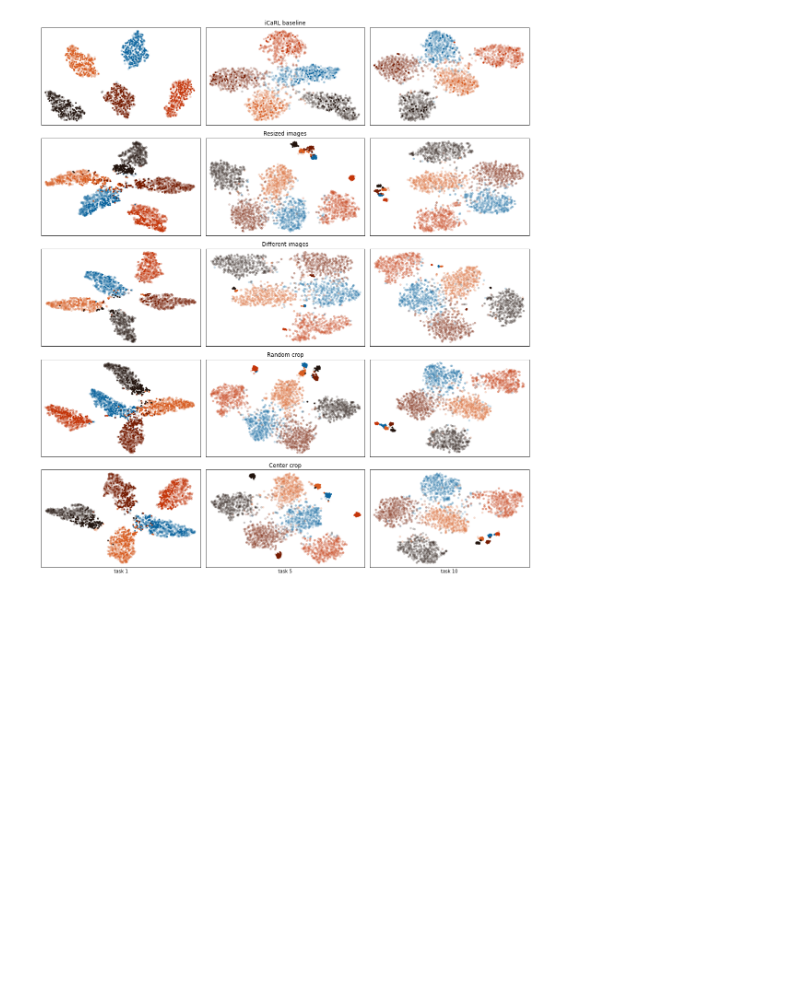
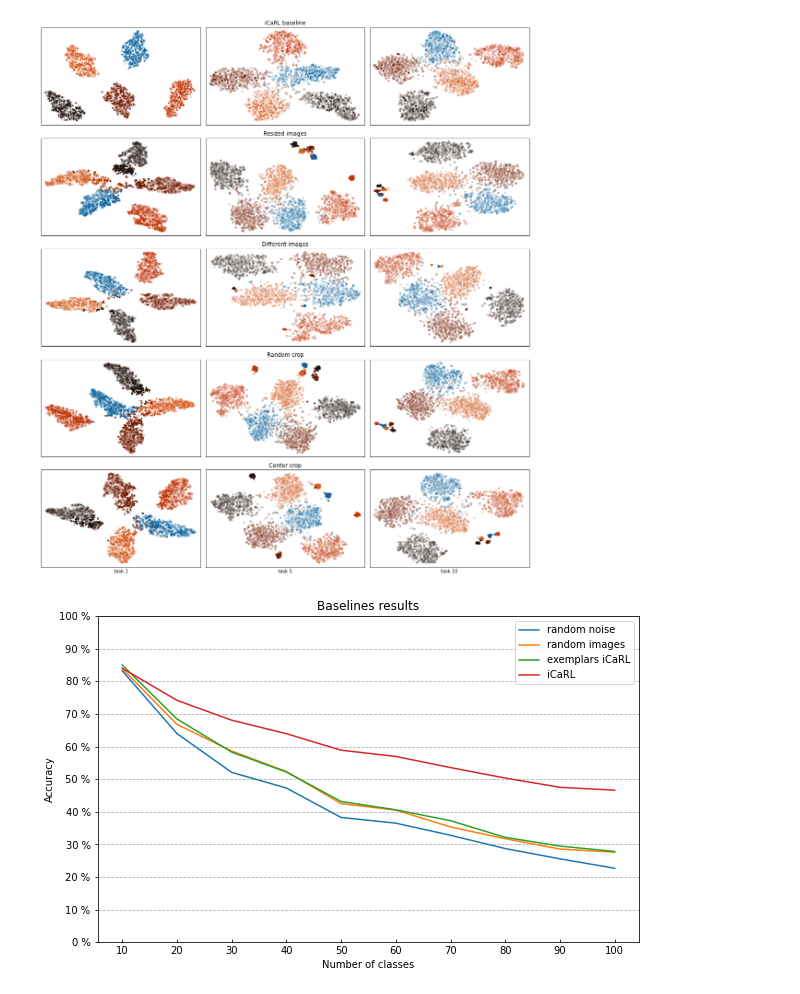
Before and after one commit to alessandronicolini/Incremental-Learning, a Jupyter notebook: Project_plots.ipynb, the cells around one changed output. Cells and saved outputs as stored; diff of their text form; code cells hidden in the pictures; blank space fills up the shorter version.

```diff
--- a/Project_plots.ipynb
+++ b/Project_plots.ipynb
@@ -245,3 +245,41 @@ plt.show()
 # %% [output]
 [figure]
 [figure]
+# %%
+import numpy as np
+import matplotlib.pyplot as plt
+# BASELINES
+# seed 203, 981, 404
+# TODO rifare il joint training
+size_param = 6
+random_noise = np.array([83.26, 64.01, 52.11, 47.30, 38.28, 36.53, 32.81, 28.742, 25.59, 22.7], dtype=float)
+
+random_images = np.array([83.93, 66.82, 58.66, 52.37, 42.53, 40.54, 35.37, 31.75, 28.60, 27.62], dtype=float)
+
+exemplars_iCarl = np.array([85.04, 68.48, 58.32, 52.21, 43.18, 40.62, 37.28, 32.18, 29.50, 27.85], dtype=float)
+
+icarl = np.array([84.04, 74.2, 68.1, 63.961, 58.9, 56.980, 53.57, 50.36, 47.522, 46.64], dtype = float)
+
+classes = [i*10 for i in range(1, 11)]
+
+fig, ax = plt.subplots(figsize=(1.618*size_param, size_param))
+
+ax.plot(classes, random_noise, label='random noise')
+ax.plot(classes, random_images, label='random images')
+ax.plot(classes, exemplars_iCarl, label='exemplars iCaRL')
+ax.plot(classes, icarl, label='iCaRL')
+
+ax.set(xticks=classes,
+       xlabel='Number of classes',
+       yticks=[i*10 for i in range(11)],
+       yticklabels=[str(i*10)+' %' for i in range(11)],
+       ylabel='Accuracy',
+       title='Baselines results')
+
+ax.tick_params(axis='x', direction='in')
+ax.legend()
+ax.grid(axis='y', linestyle='--')
+plt.savefig('deepinversion_results.png')
+plt.show()
+# %% [output]
+[figure, added]
```
